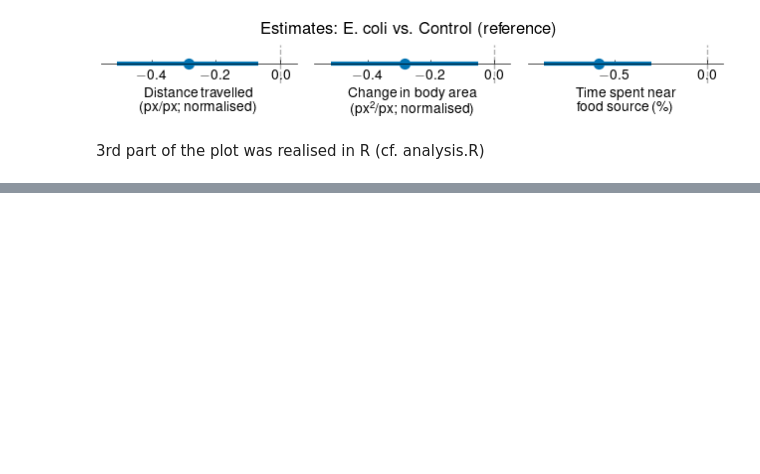
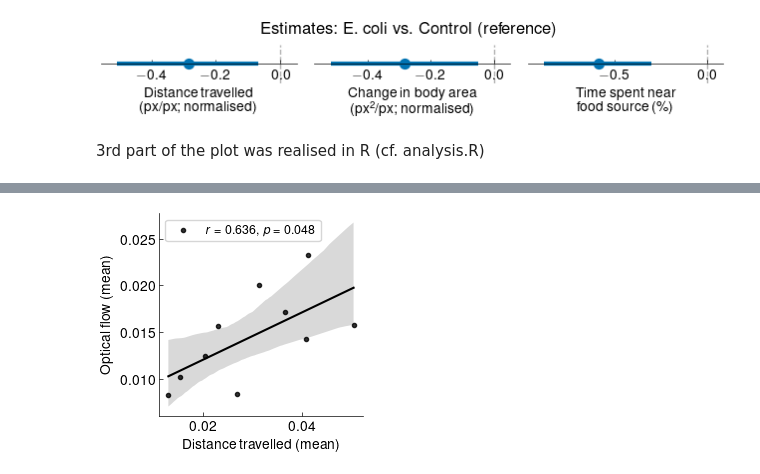
Before and after one commit to Neclow/dlc4ecoli, a Jupyter notebook: plots.ipynb, the cells around one changed output, grey strips where cells are left out. Drawn from its saved outputs; the diff is of its cells as text; code cells hidden in the pictures; blank space fills up the shorter version.

```diff
--- a/plots.ipynb
+++ b/plots.ipynb
@@ -539,11 +546,11 @@ plt.show()
 # %%
-fig, axs = plt.subplots(1, len(vars), figsize=(6.6, 1.1))
+fig, axs = plt.subplots(1, len(vars_), figsize=(6.6, 1.1))
 
 colors = [PALETTE["E. coli"]]
 
-for i, var in enumerate(vars):
+for i, var in enumerate(vars_):
     res = pd.read_csv(
-        f"data/brms/results_brms_{var}.csv",
+        f"data/brms/results/{var}.csv",
         index_col=0
     ).reset_index(
         names="Group"
@@ -596,0 +653,8 @@ plt.show()
+# %%
+summary_travel = pd.read_csv("data/dlc/summary_travel.csv")
+
+summary_travel_agg = summary_travel.groupby(
+    ["video", "Day"], as_index=False
+).travel.agg("mean")
+
+summary_travel_agg.head()
@@ -596,0 +668,34 @@ plt.show()
+# %%
+merged_df = pd.merge(
+    of_agg3, summary_travel_agg, left_on="file", right_on="video"
+).query("camera != '3'")
+
+_, ax = plt.subplots(1, 1, figsize=set_size(190, "s"))
+
+sns.regplot(
+    x="travel",
+    y="mean_mean",
+    color="k",
+    data=merged_df,
+)
+plt.xlabel("Distance travelled (mean)")
+plt.ylabel("Optical flow (mean)")
+sns.despine()
+clear_axes()
+
+# Calculate Pearson correlation
+corr_stats = pg.corr(merged_df.travel, merged_df.loc[:, f"mean_mean"]).squeeze()
+# corr, p_value = pearsonr(merged_df.travel, merged_df.loc[:, f"mean_mean"])
+
+# Add legend with correlation and p-value
+legend_text = f"$r$ = {corr_stats['r']:.3f}, $p$ = {corr_stats['p-val']:.3f}"
+plt.legend([legend_text], loc="upper left", frameon=True, fontsize=9)
+plt.savefig(
+    "img/distance_travelled_vs_of.pdf",
+    format="pdf",
+    bbox_inches="tight",
+    pad_inches=0,
+)
+plt.show()
+# %% [output]
+[figure, added]
```
Also changed, not shown: parts of 14 cells of this notebook, 23 other files.
